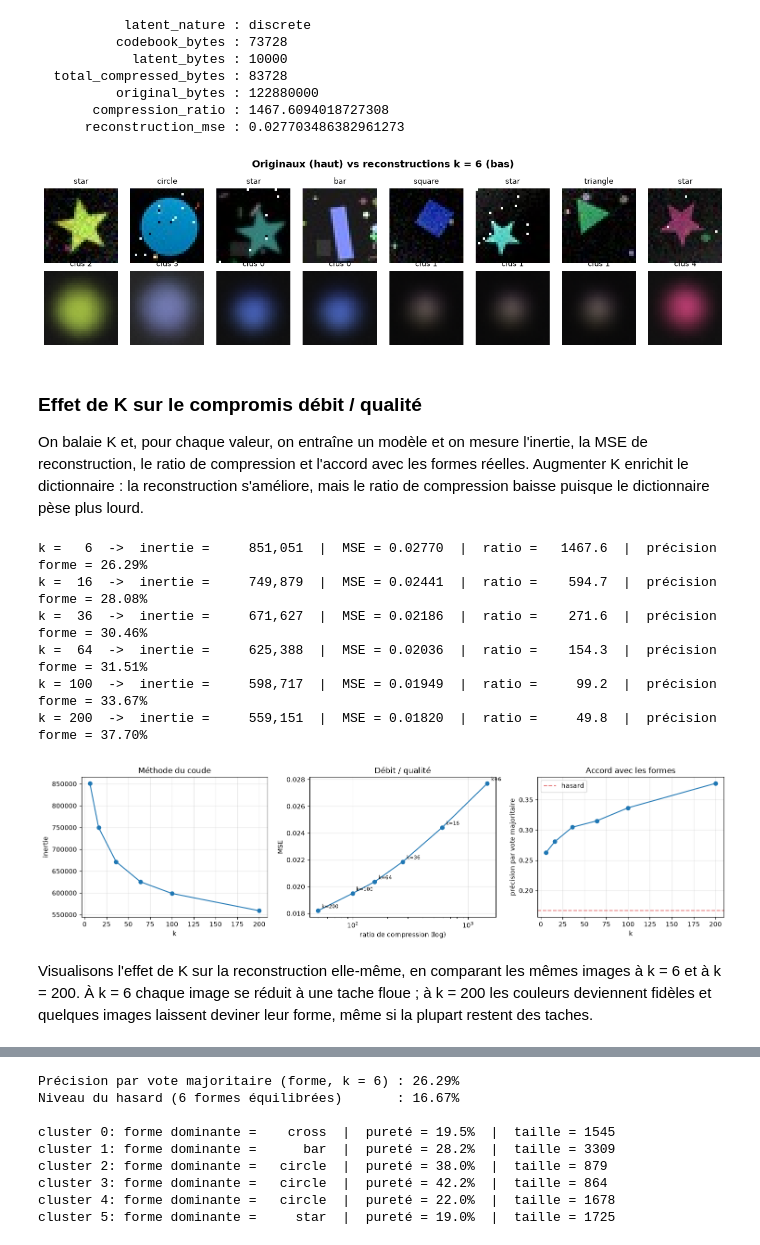
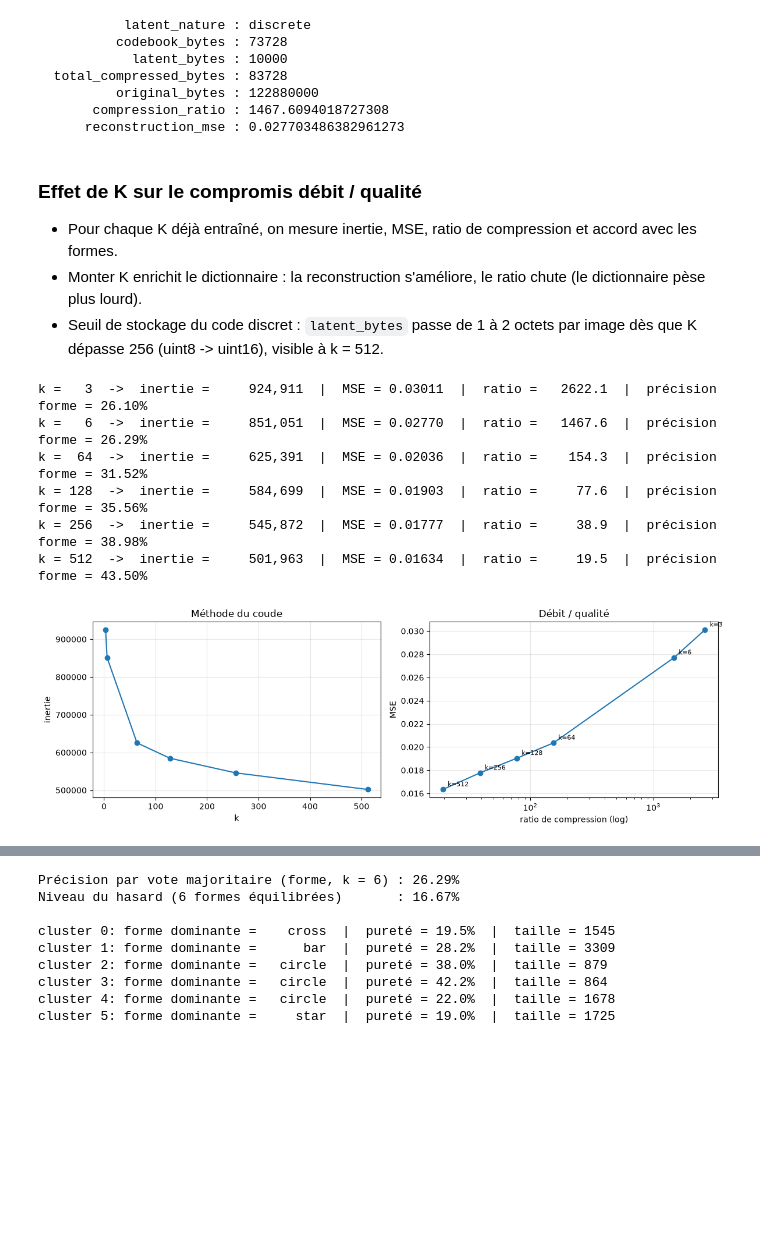
Before and after one commit to magicAyyub/unsupervised, a Jupyter notebook: notebooks/01_kmeans_shapes_imagefolder.ipynb, the cells around one changed output, grey strips where cells are left out. Cells and saved outputs as stored; diff of their text form; code cells hidden in the pictures; blank space fills up the shorter version.

```diff
--- a/notebooks/01_kmeans_shapes_imagefolder.ipynb
+++ b/notebooks/01_kmeans_shapes_imagefolder.ipynb
@@ -96,7 +78,0 @@ meilleur ; on le règle ici à 10.
-# %%
-kmeans = KMeans(n_clusters=6, n_init=10, max_iter=100, random_state=0)
-kmeans.fit(X)
-
-print(f"Inertie    : {kmeans.inertia_:,.0f}")
-print(f"Itérations : {kmeans.n_iter_}")
-print(f"Centroïdes : {kmeans.centroids_.shape}")
@@ -112,0 +79,12 @@ résultat cumulé montre à partir de combien d'initialisations l'inertie se sta
+# %%
+K_VALUES = [3, 6, 64, 128, 256, 512]
+FIT_CONFIG = {3: (10, 100), 6: (10, 100), 64: (2, 60), 128: (2, 50), 256: (1, 50), 512: (1, 40)}
+
+models = {}
+for k in K_VALUES:
+    n_init, max_iter = FIT_CONFIG[k]
+    models[k] = KMeans(n_clusters=k, n_init=n_init, max_iter=max_iter, random_state=0).fit(X)
+    m = models[k]
+    print(f"k = {k:3d}  |  n_init = {n_init:2d}  |  inertie = {m.inertia_:11,.0f}  |  itérations = {m.n_iter_}")
+
+kmeans = models[6]  # modèle principal (n_init = 10)
@@ -184,10 +180,8 @@ capacité à raffiner la couleur, pas la géométrie.
 # %%
-kmeans_64 = KMeans(n_clusters=64, n_init=2, max_iter=100, random_state=0)
-kmeans_64.fit(X)
-
+palette = models[64]
 fig, axes = plt.subplots(8, 8, figsize=(9, 9))
 for k, ax in enumerate(axes.ravel()):
-    ax.imshow(as_image(kmeans_64.centroids_[k]))
+    ax.imshow(as_image(palette.centroids_[k]))
     ax.axis("off")
 fig.suptitle("Centroïdes appris (k = 64)", fontweight="bold")
 plt.tight_layout()
@@ -219,30 +209,15 @@ for key, value in report.items():
           original_bytes : 122880000
        compression_ratio : 1467.6094018727308
       reconstruction_mse : 0.027703486382961273
-# %%
-sample_idx = rng.choice(N, size=8, replace=False)
-fig, axes = plt.subplots(2, 8, figsize=(12, 3.4))
-for col, i in enumerate(sample_idx):
-    axes[0, col].imshow(as_image(X[i]))
-    axes[0, col].set_title(class_names[y[i]], fontsize=9)
-    axes[0, col].axis("off")
-    axes[1, col].imshow(as_image(X_rec[i]))
-    axes[1, col].set_title(f"clus {latent.array[i]}", fontsize=9)
-    axes[1, col].axis("off")
-fig.suptitle("Originaux (haut) vs reconstructions k = 6 (bas)", fontweight="bold")
-plt.tight_layout()
-plt.show()
-# %% [output]
-[figure, removed]
 # %% [markdown]
 ### Effet de K sur le compromis débit / qualité
 
-On balaie K et, pour chaque valeur, on entraîne un modèle et on mesure l'inertie, la MSE de
-reconstruction, le ratio de compression et l'accord avec les formes réelles. Augmenter K enrichit le
-dictionnaire : la reconstruction s'améliore, mais le ratio de compression baisse puisque le
-dictionnaire pèse plus lourd.
+- Pour chaque K déjà entraîné, on mesure inertie, MSE, ratio de compression et accord avec les formes.
+- Monter K enrichit le dictionnaire : la reconstruction s'améliore, le ratio chute (le dictionnaire pèse plus lourd).
+- Seuil de stockage du code discret : `latent_bytes` passe de 1 à 2 octets par image dès que K dépasse 256 (uint8 -> uint16), visible à k = 512.
 # %%
 def majority_vote_accuracy(labels_pred, labels_true, n_clusters, n_classes=6):
+    """Label each cluster by its majority shape, then score the induced classifier."""
     mapping = {}
     for c in range(n_clusters):
         members = labels_true[labels_pred == c]
@@ -251,12 +226,9 @@ def majority_vote_accuracy(labels_pred, labels_true, n_clusters, n_classes=6):
     return (mapped == labels_true).mean(), mapping
 
 
-k_values = [6, 16, 36, 64, 100, 200]
-models = {6: kmeans, 64: kmeans_64}  # réutilise les modèles déjà entraînés
 sweep = []
-for k in k_values:
-    model = models.get(k) or KMeans(n_clusters=k, n_init=2, max_iter=60, random_state=0).fit(X)
-    models[k] = model
+for k in K_VALUES:
+    model = models[k]
     lat = model.encode(X)
     rep = compression_report(model.get_codebook(), lat, X, model.decode(lat))
     acc, _ = majority_vote_accuracy(model.labels_, y, k)
@@ -264,41 +236,30 @@ for k in k_values:
     print(f"k = {k:3d}  ->  inertie = {model.inertia_:11,.0f}  |  MSE = {rep['reconstruction_mse']:.5f}"
           f"  |  ratio = {rep['compression_ratio']:8.1f}  |  précision forme = {acc:.2%}")
 # %% [output]
+k =   3  ->  inertie =     924,911  |  MSE = 0.03011  |  ratio =   2622.1  |  précision forme = 26.10%
 k =   6  ->  inertie =     851,051  |  MSE = 0.02770  |  ratio =   1467.6  |  précision forme = 26.29%
-k =  16  ->  inertie =     749,879  |  MSE = 0.02441  |  ratio =    594.7  |  précision forme = 28.08%
-k =  36  ->  inertie =     671,627  |  MSE = 0.02186  |  ratio =    271.6  |  précision forme = 30.46%
-k =  64  ->  inertie =     625,388  |  MSE = 0.02036  |  ratio =    154.3  |  précision forme = 31.51%
-k = 100  ->  inertie =     598,717  |  MSE = 0.01949  |  ratio =     99.2  |  précision forme = 33.67%
-k = 200  ->  inertie =     559,151  |  MSE = 0.01820  |  ratio =     49.8  |  précision forme = 37.70%
+k =  64  ->  inertie =     625,391  |  MSE = 0.02036  |  ratio =    154.3  |  précision forme = 31.52%
+k = 128  ->  inertie =     584,699  |  MSE = 0.01903  |  ratio =     77.6  |  précision forme = 35.56%
+k = 256  ->  inertie =     545,872  |  MSE = 0.01777  |  ratio =     38.9  |  précision forme = 38.98%
+k = 512  ->  inertie =     501,963  |  MSE = 0.01634  |  ratio =     19.5  |  précision forme = 43.50%
 # %%
 ks = [r[0] for r in sweep]
 inertias = [r[1] for r in sweep]
 mses = [r[2] for r in sweep]
 ratios = [r[3] for r in sweep]
-accs = [r[4] for r in sweep]
 
-fig, (ax1, ax2, ax3) = plt.subplots(1, 3, figsize=(15, 4))
+fig, (ax1, ax2) = plt.subplots(1, 2, figsize=(12, 4))
 ax1.plot(ks, inertias, "o-")
 ax1.set_xlabel("k"); ax1.set_ylabel("inertie"); ax1.set_title("Méthode du coude")
 ax1.grid(alpha=0.3)
 
 ax2.plot(ratios, mses, "o-")
 for k, mse, ratio in zip(ks, mses, ratios):
     ax2.annotate(f"k={k}", (ratio, mse), textcoords="offset points", xytext=(6, 4), fontsize=8)
 ax2.set_xscale("log")
 ax2.set_xlabel("ratio de compression (log)"); ax2.set_ylabel("MSE"); ax2.set_title("Débit / qualité")
 ax2.grid(alpha=0.3)
-
-ax3.plot(ks, accs, "o-")
-ax3.axhline(1 / 6, color="tab:red", linestyle="--", alpha=0.6, label="hasard")
-ax3.set_xlabel("k"); ax3.set_ylabel("précision par vote majoritaire"); ax3.set_title("Accord avec les formes")
-ax3.legend(); ax3.grid(alpha=0.3)
 plt.tight_layout()
 plt.show()
 # %% [output]
-[figure, old version]
+[figure, new version]
-# %% [markdown]
-Visualisons l'effet de K sur la reconstruction elle-même, en comparant les mêmes images à k = 6 et
-à k = 200. À k = 6 chaque image se réduit à une tache floue ; à k = 200 les couleurs deviennent
-fidèles et quelques images laissent deviner leur forme, même si la plupart
-restent des taches.
```
Also changed, not shown: parts of 25 cells of this notebook, 2 other files.
